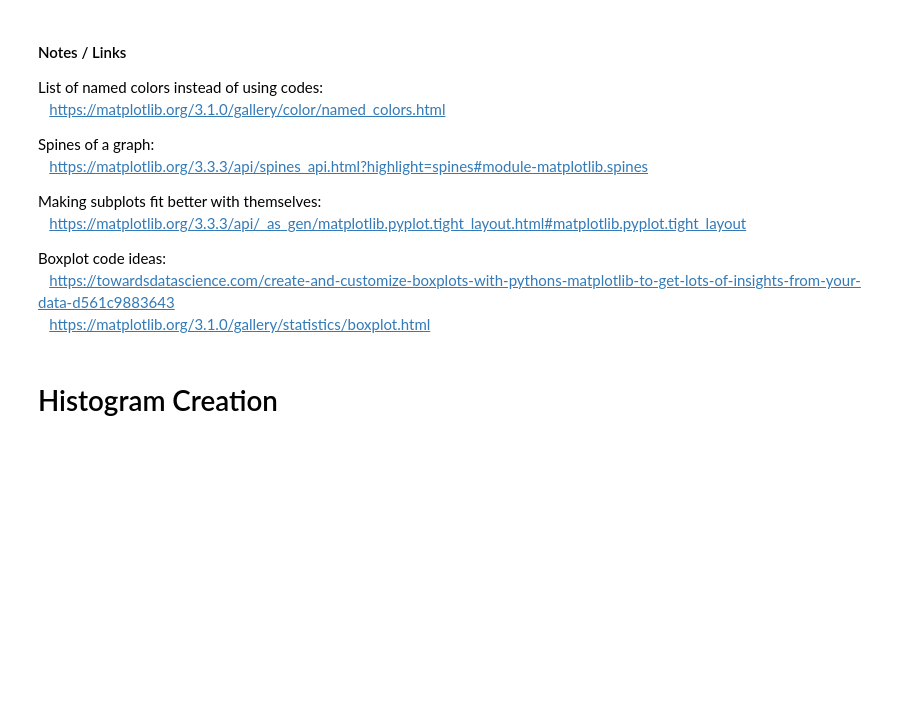
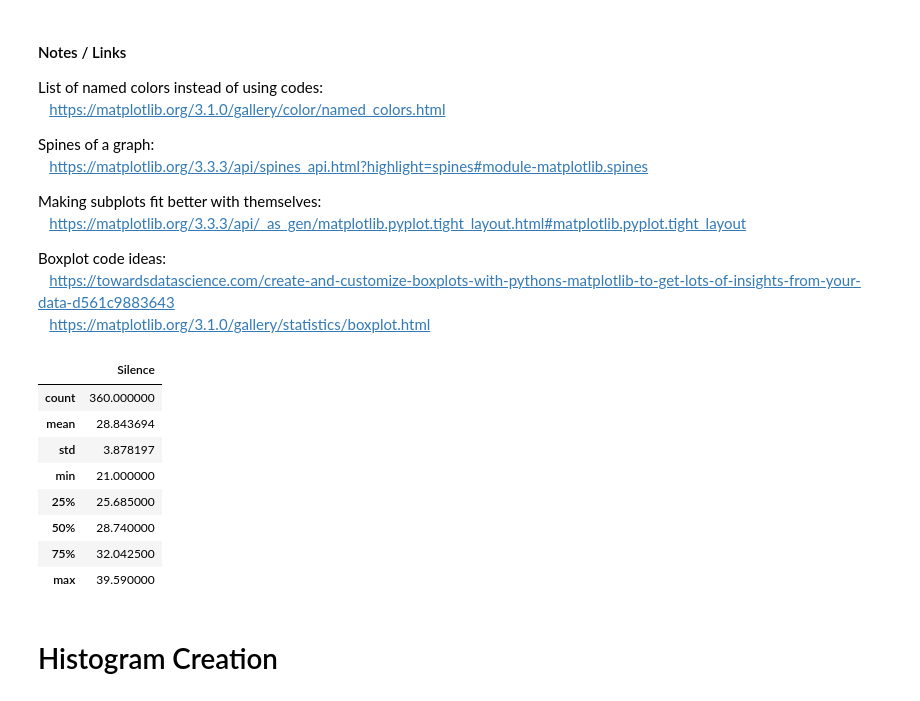
Before and after one commit to addison-king/DAT-203, a Jupyter notebook: VisualizeYourself/Final - Visualize Yourself.ipynb, the cells around one changed output. Cells and saved outputs as stored; diff of their text form; code cells hidden in the pictures; blank space fills up the shorter version.

```diff
--- a/VisualizeYourself/Final - Visualize Yourself.ipynb
+++ b/VisualizeYourself/Final - Visualize Yourself.ipynb
@@ -23,21 +23,32 @@ from scipy.stats import ttest_rel
 # %%
 # Import each raw data .csv file
 # Note: the original datasets are not published
 
 metalcore_data = pd.read_csv('Data/Metalcore.csv',header=None)
 classical_data = pd.read_csv('Data/Classical.csv',header=None)
 silence_data = pd.read_csv('Data/Silence.csv',header=None)
 tv_data = pd.read_csv('Data/TV.csv',header=None)
 audiobook_data = pd.read_csv('Data/Audiobook.csv',header=None)
 country_data = pd.read_csv('Data/Country.csv',header=None)
 ##
 metalcore_data = metalcore_data.rename(columns={0: 'Metalcore'})
 classical_data = classical_data.rename(columns={0: 'Classical'})
 silence_data = silence_data.rename(columns={0: 'Silence'})
 tv_data = tv_data.rename(columns={0: 'TV Show'})
 audiobook_data = audiobook_data.rename(columns={0: 'Audiobook'})
 country_data = country_data.rename(columns={0: 'Country'})
 ##
+silence_data.describe()
+# %% [output]
+|  | Silence |
+| count | 360.000000 |
+| mean | 28.843694 |
+| std | 3.878197 |
+| min | 21.000000 |
+| 25% | 25.685000 |
+| 50% | 28.740000 |
+| 75% | 32.042500 |
+| max | 39.590000 |
 # %%
 metalcore_std = metalcore_data.std()
 classical_std = classical_data.std()
```
Also changed, not shown: parts of 3 cells of this notebook, 1 other file.
